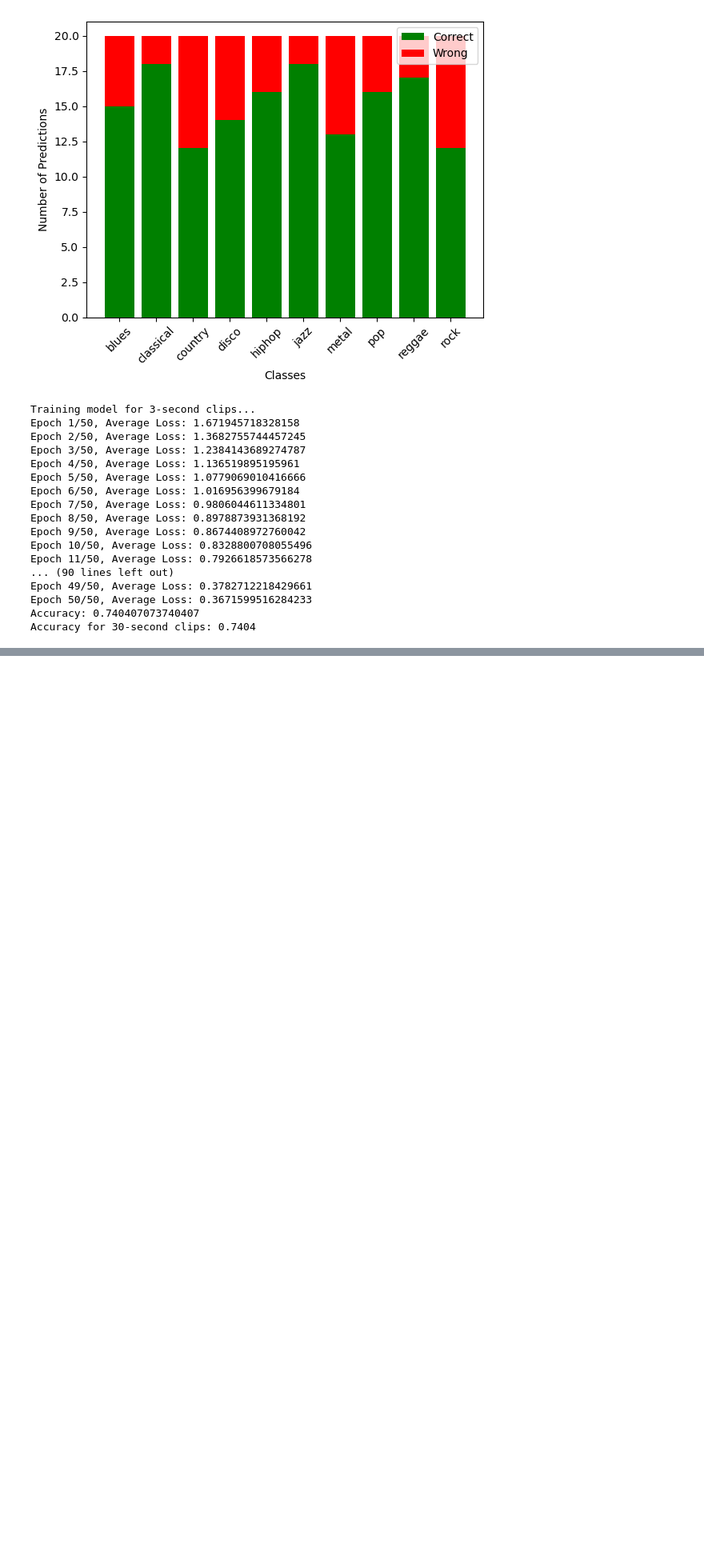
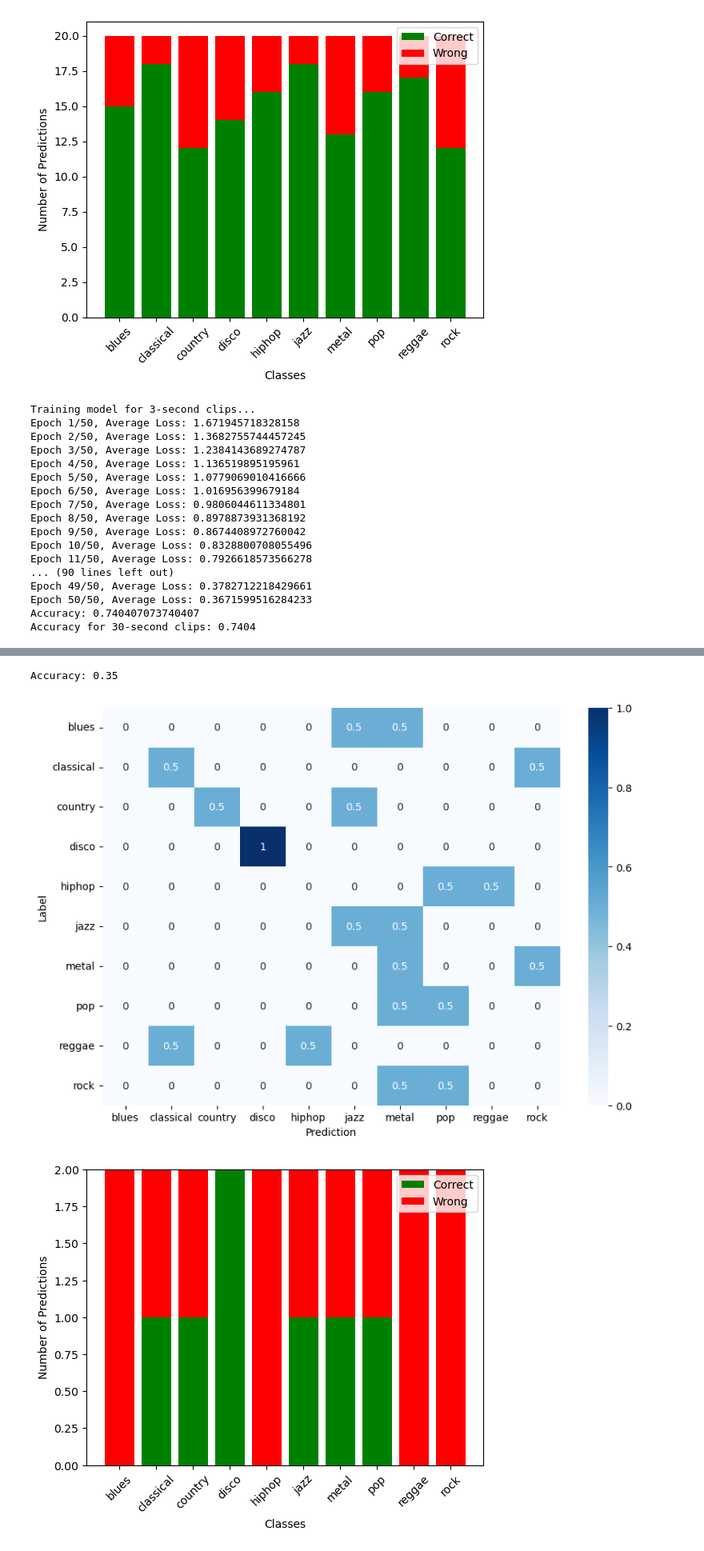
Before and after one commit to yatinpokle/MusicGenreNeuralNetwork, a Jupyter notebook: MusicGenreProject.ipynb, the cells around one changed output, grey strips where cells are left out. Shown: that part at 80% size. Cells and saved outputs as stored; diff of their text form; code cells hidden in the pictures; blank space fills up the shorter version.

```diff
--- a/MusicGenreProject.ipynb
+++ b/MusicGenreProject.ipynb
@@ -323,0 +351,10 @@ Accuracy for 30-second clips: 0.7404
+# %%
+batch_size = 8
+dropout_prob = 0.01
+train_data = list(zip(X_train, y_train))
+test_data = list(zip(X_test, y_test))
+train_loader = torch.utils.data.DataLoader(train_data, batch_size=batch_size, shuffle=True)
+test_loader = torch.utils.data.DataLoader(test_data, batch_size=batch_size, shuffle=False)
+# %%
+new_music_model = AudioClassificationModel(n_input=1, n_channel=96, n_output=len(classes))
+print(new_music_model)
@@ -323,0 +379,3 @@ Accuracy for 30-second clips: 0.7404
+# %%
+# train
+train_audio_classification_model(new_music_model, train_loader, n_epochs=100, lr=0.001)
@@ -323,0 +410,45 @@ Accuracy for 30-second clips: 0.7404
+# %%
+accuracy, predictions, actual = test_audio_classification_model(new_music_model, test_loader, classes)
+# %% [output]
+Accuracy: 0.35
+# %%
+def plot_confusion_matrix(y_true, y_pred, classes):
+    from sklearn.metrics import confusion_matrix
+    import seaborn as sns
+    import pandas as pd
+    import matplotlib.pyplot as plt
+
+    cm = confusion_matrix(y_true, y_pred)
+    cm = cm / cm.sum(axis=1)
+    df_cm = pd.DataFrame(cm, index=classes, columns=classes)
+    plt.figure(figsize=(10,7))
+    sns.heatmap(df_cm, annot=True, cmap='Blues')
+    plt.xlabel('Prediction')
+    plt.ylabel('Label')
+    plt.show()
+
+
+#plot bar graph real vs predicted
+def plot_prediction_distribution(y_true, y_pred, classes):
+    for(i, c) in enumerate(classes):
+        correct = 0
+        wrong = 0
+        for j in range(len(y_true)):
+            if y_true[j] == i:
+                if y_pred[j] == i:
+                    correct += 1
+                else:
+                    wrong += 1
+        plt.bar(c, correct, color='g')
+        plt.bar(c, wrong, bottom=correct, color='r')
+    plt.legend(['Correct', 'Wrong'])
+    plt.xlabel('Classes')
+    plt.ylabel('Number of Predictions')
+    plt.xticks(rotation=45)
+    plt.show()
+
+plot_confusion_matrix(actual, predictions, classes)
+plot_prediction_distribution(actual, predictions, classes)
+# %% [output]
+[figure, added]
+[figure, added]
```
Also changed, not shown: parts of 6 cells of this notebook, 5 other files.
